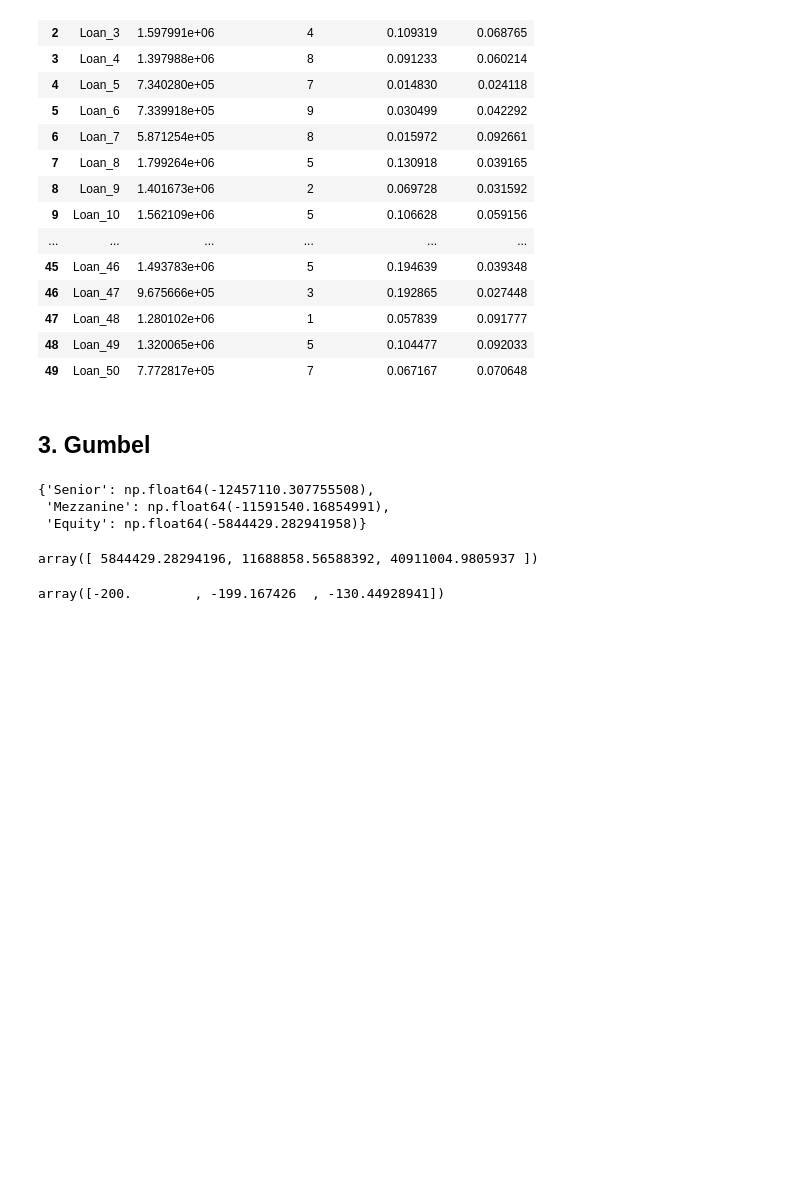
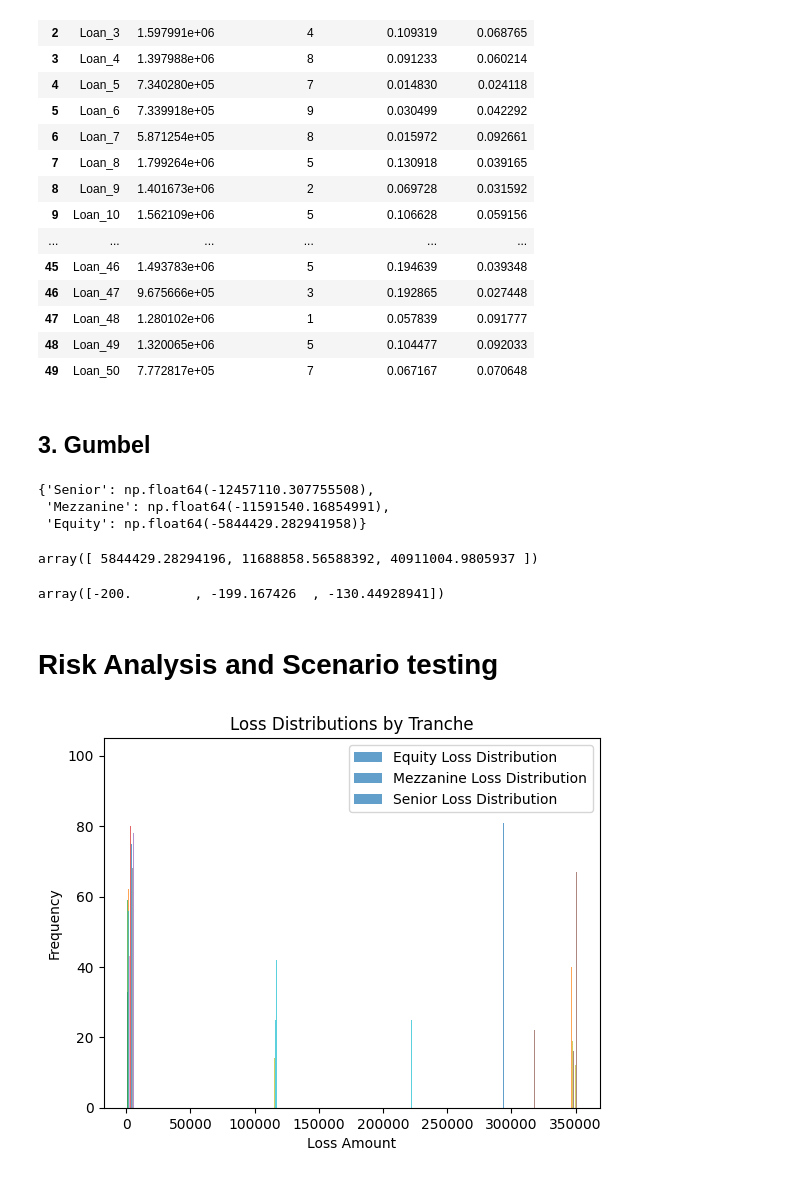
Before and after one commit to MelSOHM/Copulas_For_Credit_Risk, a Jupyter notebook: simulation_scenario.ipynb, the cells around one changed output. Cells and saved outputs as stored; diff of their text form; code cells hidden in the pictures; blank space fills up the shorter version.

Commit message:
start working on risk metrics

```diff
--- a/simulation_scenario.ipynb
+++ b/simulation_scenario.ipynb
@@ -298,3 +298,5 @@ perc_perf = (tranches_result - initial_investment)/initial_investment*100
 perc_perf
 # %% [output]
 array([-200.        , -199.167426  , -130.44928941])
+# %% [markdown]
+# Risk Analysis and Scenario testing
@@ -300,0 +305,4 @@ array([-200.        , -199.167426  , -130.44928941])
+# %%
+analysis = risk.tranche_risk_analysis(losses_per_period,[0, 0.1, 0.3],["Equity", "Mezzanine", "Senior"])
+# %% [output]
+[figure, added]
```
Also changed, not shown: parts of 2 cells of this notebook, 4 other files.
